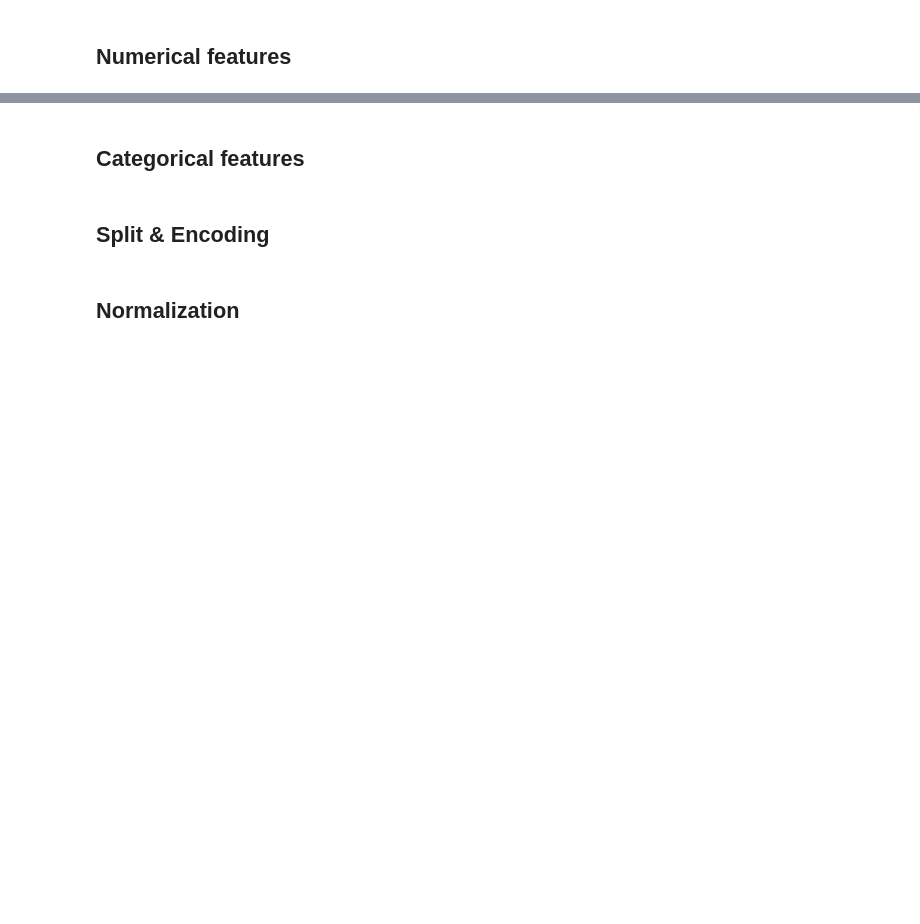
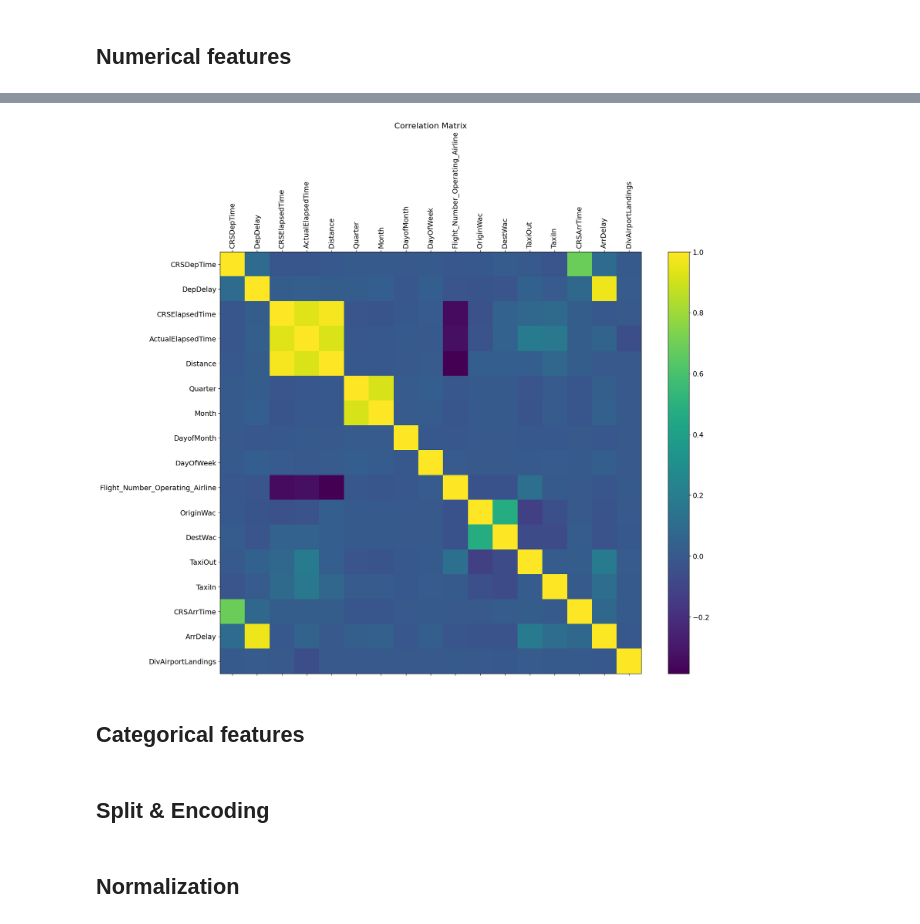
Before and after one commit to Renhas/ML-Course, a Jupyter notebook: Flight Status Prediction/Classification.ipynb, the cells around one changed output, grey strips where cells are left out. Drawn from its saved outputs; the diff is of its cells as text; code cells hidden in the pictures; blank space fills up the shorter version.

```diff
--- a/Flight Status Prediction/Classification.ipynb
+++ b/Flight Status Prediction/Classification.ipynb
@@ -130,0 +665,4 @@ dt.describe()
+# %%
+ids_features = ["OriginAirportID", "DestAirportID"]
+# %%
+num_fts = [col for col in num_fts if col not in ids_features]
@@ -130,0 +671,3 @@ dt.describe()
+# %%
+time_features = ["CRSDepTime", "CRSArrTime"]
+prepared_dt[time_features] = prepared_dt[time_features].map(time_to_minutes)
@@ -130,0 +687,2 @@ dt.describe()
+# %%
+corr_mtx = prepared_dt[num_fts].corr()
@@ -131,2 +710,13 @@ dt.describe()
+# %%
+f = plt.figure(figsize=(19, 15))
+plt.matshow(corr_mtx, fignum=f.number)
+plt.xticks(range(len(num_fts)), num_fts, fontsize=14, rotation=90)
+plt.yticks(range(len(num_fts)), num_fts, fontsize=14)
+cb = plt.colorbar()
+cb.ax.tick_params(labelsize=14)
+plt.title('Correlation Matrix', fontsize=16)
+pass
+# %% [output]
+[figure, added]
 # %% [markdown]
 ## Categorical features
```
Also changed, not shown: parts of 93 cells of this notebook, 3 other files.
